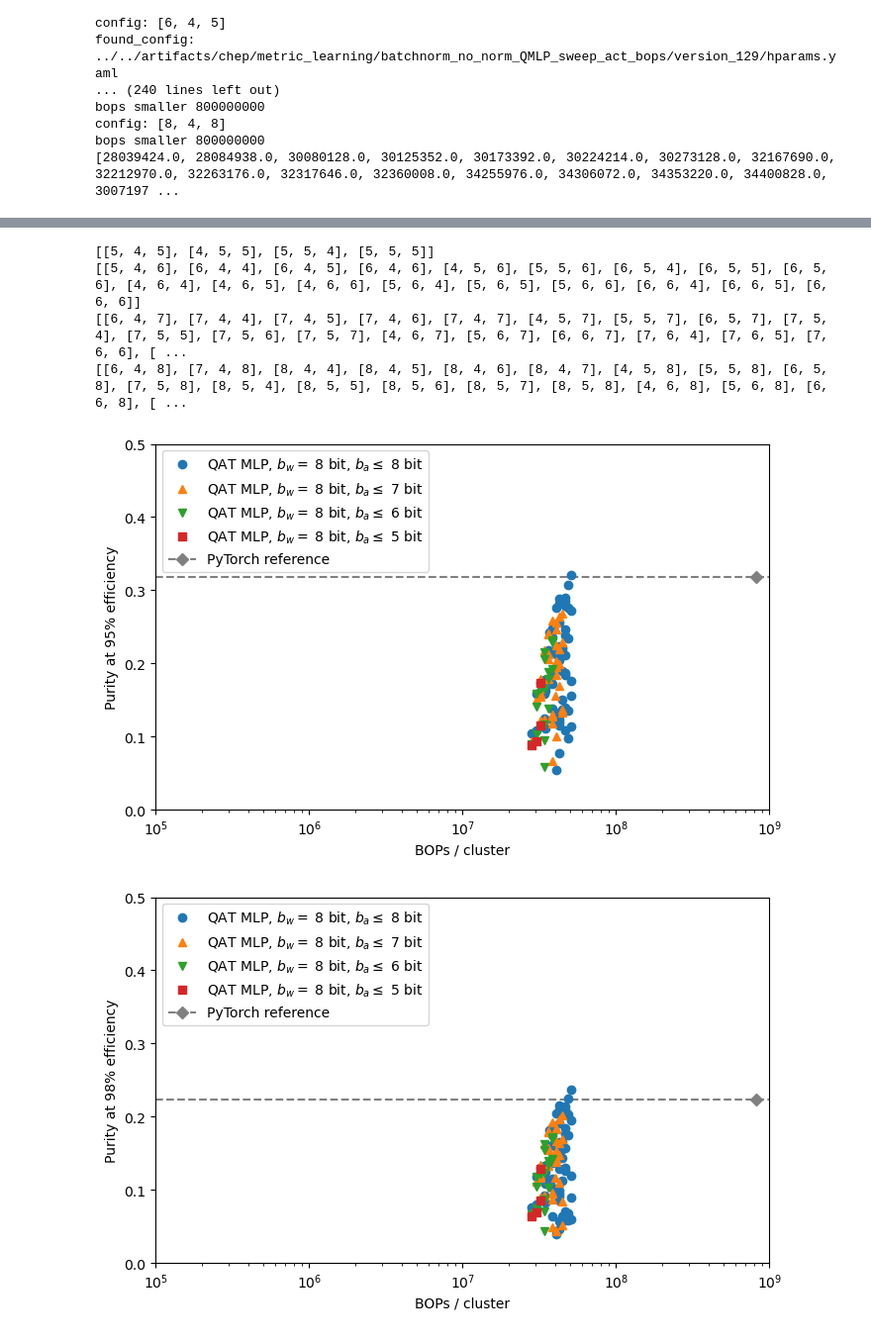
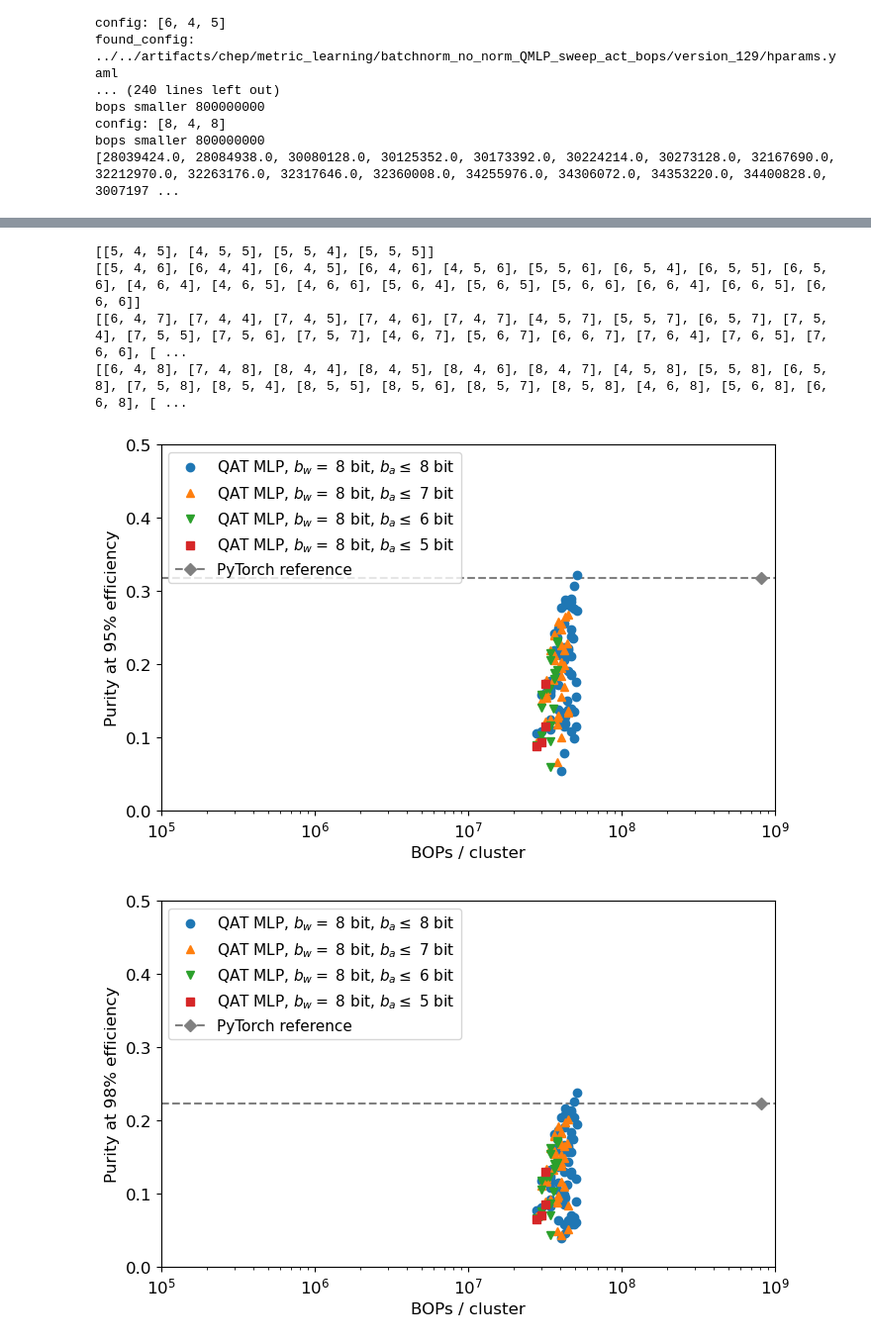
Before and after one commit to sdittmeier/Tracking-ML-Exa.TrkX, a Jupyter notebook: Examples/TrackML_Quickstart/Scripts/utils/plotter_chep.ipynb, the cells around one changed output, grey strips where cells are left out. Shown at 99% size. Saved outputs shown, nothing was run; the diff lists cells and outputs as text; code cells hidden in the pictures.

```diff
--- a/Examples/TrackML_Quickstart/Scripts/utils/plotter_chep.ipynb
+++ b/Examples/TrackML_Quickstart/Scripts/utils/plotter_chep.ipynb
@@ -382,7 +386,7 @@ for pur_file, graph_label  in zip(pur_vs_bops, label_files_mlp_prune):
         ax.set_xlim(x_min,x_max)
         ax.set_xlabel("BOPs / cluster")
         ax.plot(pur_file[3],pur, label = graph_label, alpha=1, marker=markerstyles[index]) #, linestyle=linestyles[idfile%3], marker = markerstyles[idfile%3]) ##plotting )
-        ax.legend(loc=2, prop={'size': 10})
+        ax.legend(loc=2)
     index = index + 1
 # %% [output]
 0.317711740732193
@@ -397,7 +401,7 @@ for ax, lab, pur, ref in zip (ax_list, purity_labels, pur_vs_int, reference):
     ax.set_xlim(-0.5,5.5)
     ax.set_xlabel("Integer bits")
     ax.plot(pur_vs_int[4],pur, label = "Fixed-point input data: sign + <x,24>", alpha=1, linestyle="None", marker = "o") ##plotting )
-    ax.legend(loc=2, prop={'size': 10})
+    ax.legend(loc=2)
     plt.savefig(f"{artifacts_path}chep_plots/chep_integer_{png_index}.png")
     if(png_index == 95):
         png_index = 98
@@ -419,7 +423,7 @@ for ax, lab, pur, ref  in zip (ax_list, purity_labels, pur_vs_fra, reference):
     ax.set_xlim(-0.5,24.5)
     ax.set_xlabel("Fractional bits")
     ax.plot(pur_vs_fra[4],pur, label = "Fixed-point input data: sign + <2,x>", alpha=1, linestyle="None", marker = "o") ##plotting )
-    ax.legend(loc=2, prop={'size': 10})
+    ax.legend(loc=2)
     plt.savefig(f"{artifacts_path}chep_plots/chep_fractional_{png_index}.png")
     if(png_index == 95):
         png_index = 98
@@ -443,7 +447,7 @@ for ax, lab, pur, ref  in zip (ax_list, purity_labels, example_pur_vs_bops, refe
     ax.set_xlabel("BOPs / cluster")
     ax.plot([51102116], pur, label = "QAT MLP ($b_w = b_a = $8 bit)", alpha=1, linestyle="None", marker = "o") #x value copied from wandb other run! )
     ax.plot(reference[3], ref, label = reference_label, alpha=1, marker = "D", linestyle="dashed", color = "gray")
-    ax.legend(loc=2, prop={'size': 10})
+    ax.legend(loc=2)
     plt.savefig(f"{artifacts_path}chep_plots/chep_example8b_{png_index}.png")
     if(png_index == 95):
         png_index = 98
@@ -487,33 +491,33 @@ print(pur_qmlp_activation_sweep_max7[4])
 print(pur_qmlp_activation_sweep_max8[4])
 
 
 
 for lab, pur, pur_max5, pur_max6, pur_max7, pur_max8, ref  in zip (purity_labels, pur_qmlp_activation_sweep, pur_qmlp_activation_sweep_max5, pur_qmlp_activation_sweep_max6, pur_qmlp_activation_sweep_max7, pur_qmlp_activation_sweep_max8, reference):
     fig = plt.figure(figsize=(8,4.8))
     ax = plt.subplot()
     ax.axline((1e8,ref[0]),(1e9,ref[0]),linestyle = 'dashed', color = "gray")
     ax.set_ylabel(lab)
     ax.set_xscale('log')
     ax.set_ylim(y_min,y_max)
     ax.set_xlim(x_min,x_max)
     ax.set_xlabel("BOPs / cluster")
     ax.plot(pur_qmlp_activation_sweep_max8[3], pur_max8, label = "QAT MLP, $b_w =$ 8 bit, $b_a \leq$ 8 bit", alpha=1, linestyle="None", marker = markerstyles[0]) ##plotting )
     ax.plot(pur_qmlp_activation_sweep_max7[3], pur_max7, label = "QAT MLP, $b_w =$ 8 bit, $b_a \leq$ 7 bit", alpha=1, linestyle="None", marker = markerstyles[1]) ##plotting )
     ax.plot(pur_qmlp_activation_sweep_max6[3], pur_max6, label = "QAT MLP, $b_w =$ 8 bit, $b_a \leq$ 6 bit", alpha=1, linestyle="None", marker = markerstyles[2]) ##plotting )
     ax.plot(pur_qmlp_activation_sweep_max5[3], pur_max5, label = "QAT MLP, $b_w =$ 8 bit, $b_a \leq$ 5 bit", alpha=1, linestyle="None", marker = markerstyles[3]) ##plotting )
     ax.plot(reference[3], ref, label = reference_label, alpha=1, marker = "D", linestyle="dashed", color = "gray")
-    ax.legend(loc=2, prop={'size': 10})
+    ax.legend(loc=2)
     plt.savefig(f"{artifacts_path}chep_plots/chep_activation_{png_index}.png")
     if(png_index == 95):
         png_index = 98
     elif(png_index == 98):
         png_index = 99
     elif(png_index == 99):
         png_index = 95
 # %% [output]
 [[5, 4, 5], [4, 5, 5], [5, 5, 4], [5, 5, 5]]
 [[5, 4, 6], [6, 4, 4], [6, 4, 5], [6, 4, 6], [4, 5, 6], [5, 5, 6], [6, 5, 4], [6, 5, 5], [6, 5, 6], [4, 6, 4], [4, 6, 5], [4, 6, 6], [5, 6, 4], [5, 6, 5], [5, 6, 6], [6, 6, 4], [6, 6, 5], [6, 6, 6]]
 [[6, 4, 7], [7, 4, 4], [7, 4, 5], [7, 4, 6], [7, 4, 7], [4, 5, 7], [5, 5, 7], [6, 5, 7], [7, 5, 4], [7, 5, 5], [7, 5, 6], [7, 5, 7], [4, 6, 7], [5, 6, 7], [6, 6, 7], [7, 6, 4], [7, 6, 5], [7, 6, 6], [ ...
 [[6, 4, 8], [7, 4, 8], [8, 4, 4], [8, 4, 5], [8, 4, 6], [8, 4, 7], [4, 5, 8], [5, 5, 8], [6, 5, 8], [7, 5, 8], [8, 5, 4], [8, 5, 5], [8, 5, 6], [8, 5, 7], [8, 5, 8], [4, 6, 8], [5, 6, 8], [6, 6, 8], [ ...
-[figure, old version]
+[figure, new version]
-[figure, old version]
+[figure, new version]
```
Also changed, not shown: parts of 9 cells of this notebook.
